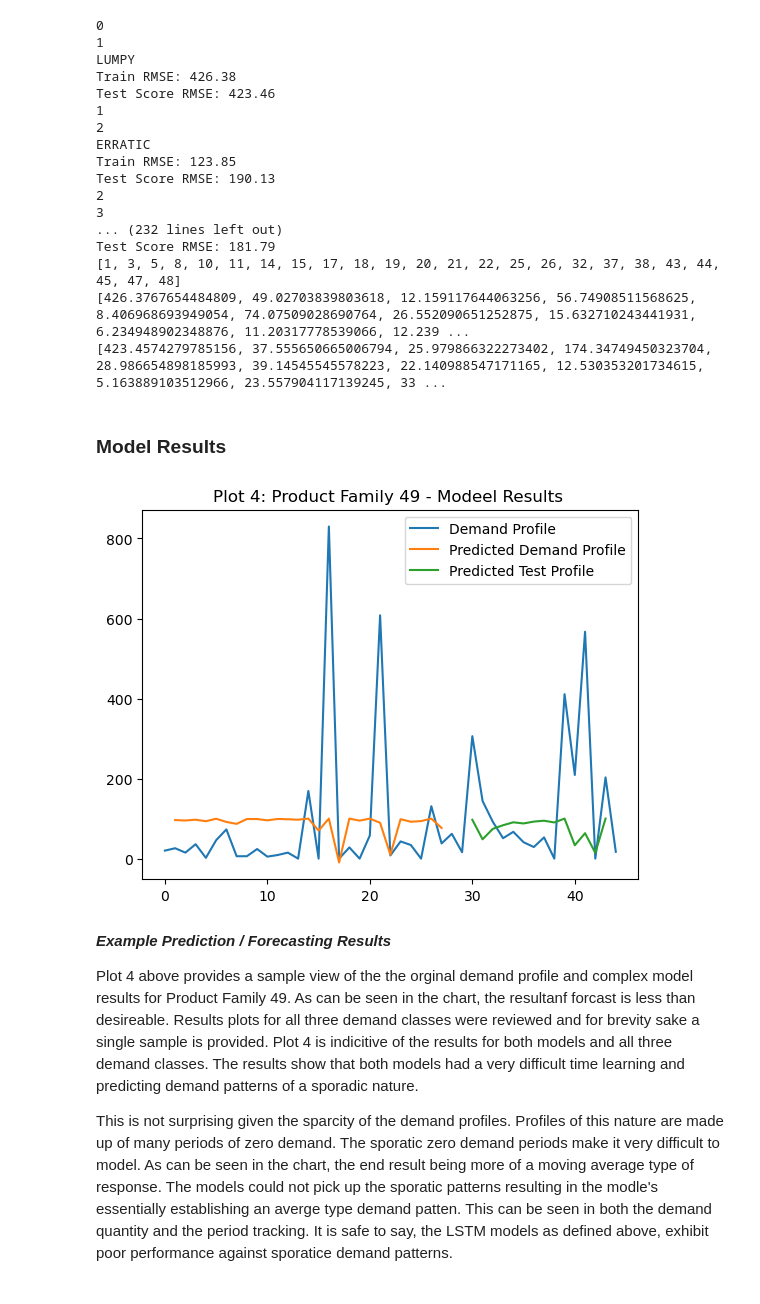
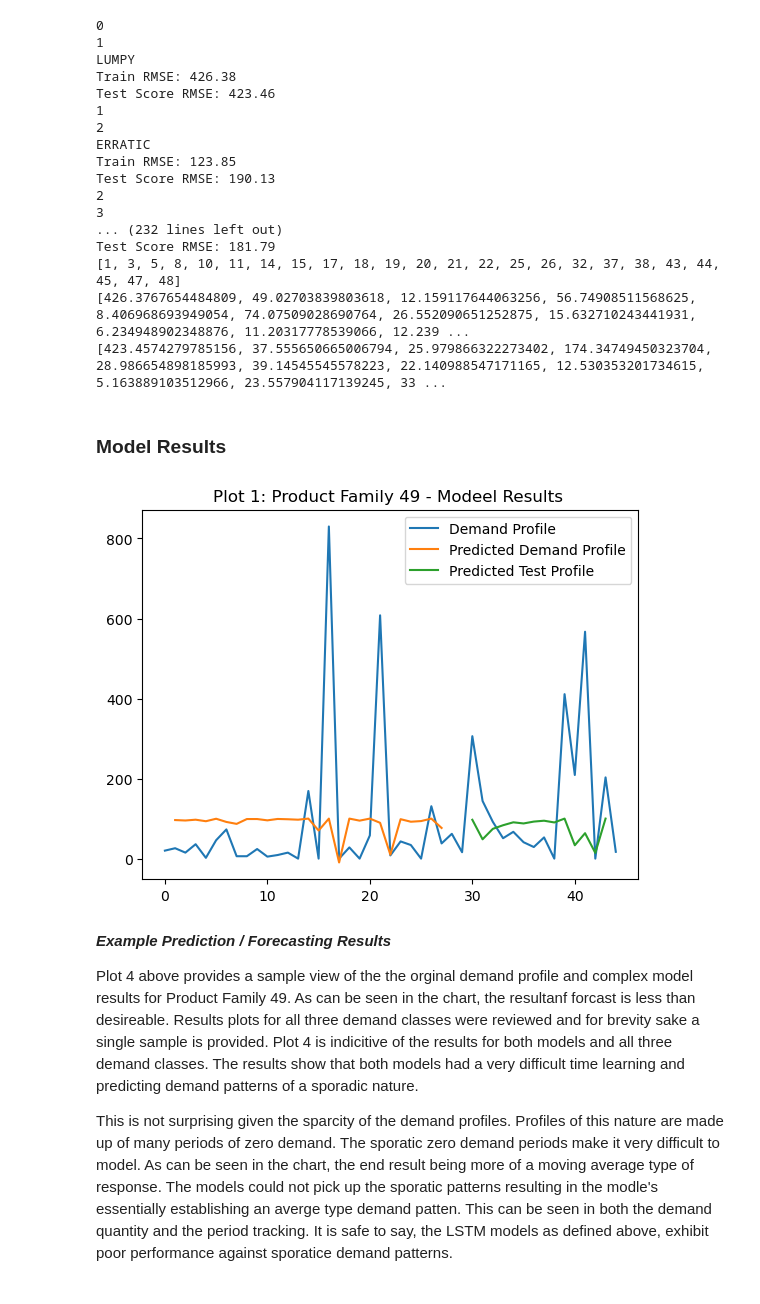
Before and after one commit to jmskeet/5511-Assignment-6, a Jupyter notebook: assignment6.ipynb, the cells around one changed output. Cells and saved outputs as stored; diff of their text form; code cells hidden in the pictures.

```diff
--- a/assignment6.ipynb
+++ b/assignment6.ipynb
@@ -523,26 +515,0 @@ write_list_to_csv(intermittent_family, intermittent_train_rmse, intermittent_tes
-# %% [markdown]
-### Model Results
-# %%
-#Plotting Functions
-
-
-# shift train predictions for plotting
-trainPredictPlot = np.empty_like(scaled_demand_profile)
-trainPredictPlot[:, :] = np.nan
-trainPredictPlot[lag_periods:len(trainPredict)+lag_periods, :] = trainPredict
-# shift test predictions for plotting
-testPredictPlot = np.empty_like(scaled_demand_profile)
-testPredictPlot[:, :] = np.nan
-testPredictPlot[len(trainPredict)+(lag_periods*2)+1:len(scaled_demand_profile)-1, :] = testPredict
-# plot baseline and predictions
-
-scaler = MinMaxScaler()
-demand = scaler.fit_transform(demand_profile)
-plt.plot(scaler.inverse_transform(scaled_demand_profile), label = 'Demand Profile')
-plt.plot(trainPredictPlot, label = 'Predicted Demand Profile')
-plt.plot(testPredictPlot, label = 'Predicted Test Profile')
-plt.title('Plot 4: Product Family 49 - Modeel Results ')
-plt.legend(loc='upper right')
-plt.show()
-# %% [output]
-[figure, removed]
@@ -549,3 +525,29 @@ plt.show()
+# %% [markdown]
+### Model Results
+# %%
+#Plotting Functions
+
+
+# shift train predictions for plotting
+trainPredictPlot = np.empty_like(scaled_demand_profile)
+trainPredictPlot[:, :] = np.nan
+trainPredictPlot[lag_periods:len(trainPredict)+lag_periods, :] = trainPredict
+# shift test predictions for plotting
+testPredictPlot = np.empty_like(scaled_demand_profile)
+testPredictPlot[:, :] = np.nan
+testPredictPlot[len(trainPredict)+(lag_periods*2)+1:len(scaled_demand_profile)-1, :] = testPredict
+# plot baseline and predictions
+
+scaler = MinMaxScaler()
+demand = scaler.fit_transform(demand_profile)
+plt.plot(scaler.inverse_transform(scaled_demand_profile), label = 'Demand Profile')
+plt.plot(trainPredictPlot, label = 'Predicted Demand Profile')
+plt.plot(testPredictPlot, label = 'Predicted Test Profile')
+plt.title('Plot 1: Product Family 49 - Modeel Results ')
+plt.legend(loc='upper right')
+plt.show()
+# %% [output]
+[figure, added]
 # %% [markdown]
 ***Example Prediction / Forecasting Results***
 
```
Also changed, not shown: parts of 11 cells of this notebook.
